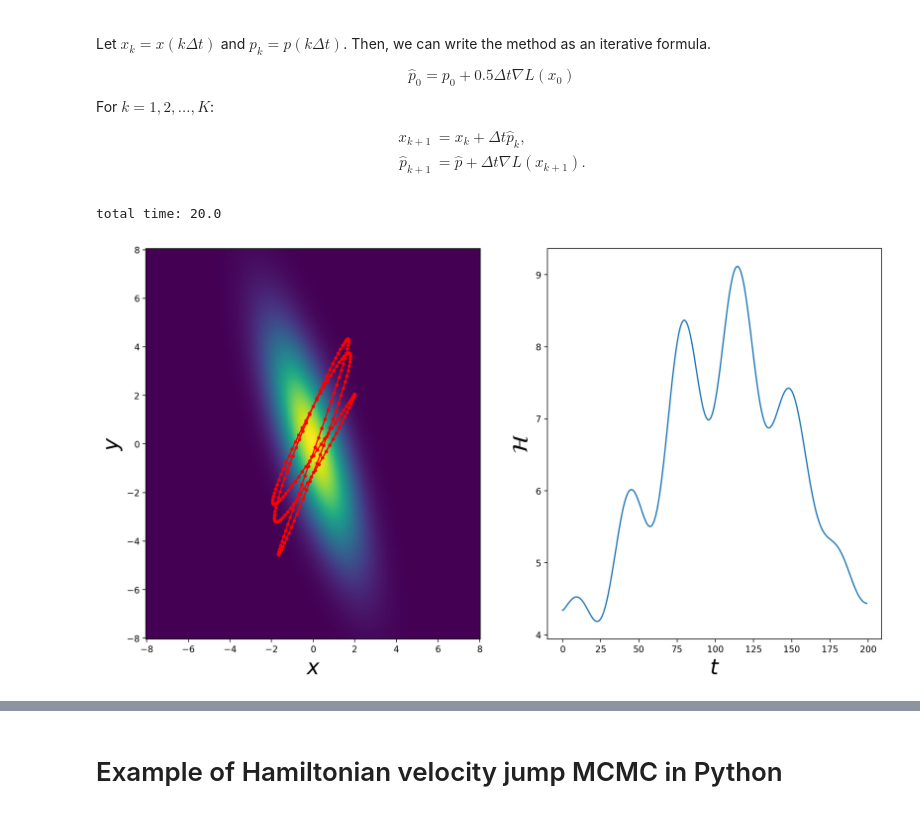
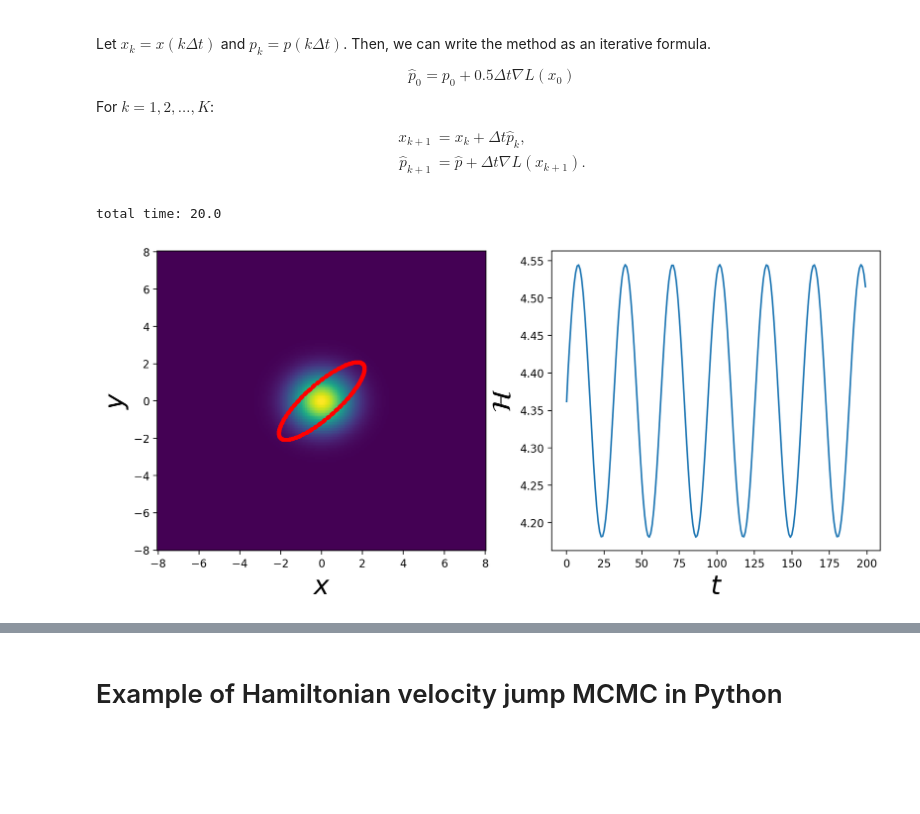
Before and after one commit to ccontrer/MATH509-Winter2025-JupyterNotebooks, a Jupyter notebook: Week 10.ipynb, the cells around one changed output, grey strips where cells are left out. Drawn from its saved outputs; the diff is of its cells as text; code cells hidden in the pictures; blank space fills up the shorter version.

```diff
--- a/Week 10.ipynb
+++ b/Week 10.ipynb
@@ -112,7 +112,7 @@ def proposal_density(x, x0):
 
 Nsteps = 400
 Nchains = 1
-sigma = 4.
+sigma = 10.
 
 x0, y0 = 0., 0.
 
@@ -133,9 +133,9 @@ for t in arange(1, Nsteps):
     acceptance_history[:, t] = chi
     x[:, t, :] = xhat*chi + xold*(1 - chi)
 
-plot(x[0, :, 0], x[0, :, 1], 'w'); # first chain
+plot(x[0, :, 0], x[0, :, 1], 'wx'); # first chain
 # plot(x[1, :]); # second chain
-pcolor(xplot, yplot, p_unnormalized)
+contourf(xplot, yplot, p_unnormalized)
 xlabel('x', fontsize=20)
 ylabel('y', fontsize=20);
 # %% [output]
@@ -352,11 +352,11 @@ $$ x(t + \Delta t)  \approx x(t) + \Delta t f(x(t)) $$
 # %% [markdown]
 $$ x(t + \Delta t) = x(t) + \Delta t f(x(t))$$
 # %%
-### x' = 0.5*x, x(0) = x_0
-### x(t) = x_0*exp(0.5*t)
+### x' = -0.5*x + 2.5, x(0) = x_0
+### x(t) = (x_0 - 5)*exp(-0.5*t) + 5.
 
 Nsteps = 1000
-dt = 0.01
+dt = 2.
 x0 = 10.
 def f(x):
     return 2.5 - 0.5*x
@@ -621,10 +619,10 @@ x_{k+1} &= x_k + \Delta t \hat{p}_k, \\
 \hat{p}_{k+1} &= \hat{p}  + \Delta t \nabla L (x_{k+1}).
 \end{align}
 # %%
-A = array([
-    [0.8, 0.05],
-    [0.7, 0.5]])
-# A = eye(2)
+# A = array([
+#     [0.8, 0.05],
+#     [0.7, 0.5]])
+A = eye(2)
 
 
 M = A.T@A ## gives me a positive definite matrix for the covariance
@@ -650,39 +648,39 @@ Xsol = zeros([K, 2])
 Psol = zeros([K, 2])
 
 Xsol[0, :] = [2., 2.]
-Psol[0, :] = normal(0, 1, [2])
+Psol[0, :] = normal(0, 1, [2]) ## Initial random momentum
 
 ## Euler's method
 # for k in arange(K-1):
 #     Xsol[k+1, :] = Xsol[k, :] + dt*Psol[k, :]
 #     Psol[k+1, :] = Psol[k, :] + dt*gradL(Xsol[k, :])
 
 x = Xsol[0].copy()
 p = Psol[0] + 0.5*dt*gradL(x)
 for k in arange(1, K):
     x += dt*p
     # same as x = x + dt*p
     p += dt*gradL(x)
     Xsol[k] = x
     Psol[k] = p
 
 print('total time:', K*dt)
 
-fig = figure(1, [15, 8])
+fig = figure(1, [12, 5])
 
 fig.add_subplot(121)
 pcolor(X, Y, exp(Z))
 plot(Xsol[:, 0], Xsol[:, 1], '-r.')
 xlabel(r'$x$', fontsize=24)
 ylabel(r'$y$', fontsize=24);
 
 fig.add_subplot(122)
 plot(H(Xsol, Psol))
 xlabel(r'$t$', fontsize=24)
 ylabel(r'$\mathcal{H}$', fontsize=24);
 # %% [output]
 total time: 20.0
-[figure, old version]
+[figure, new version]
 # %%
 @interact(k=(100, K, 100))
 def plot_fn(k=100):
```
Also changed, not shown: parts of 21 cells of this notebook, 1 other file.
